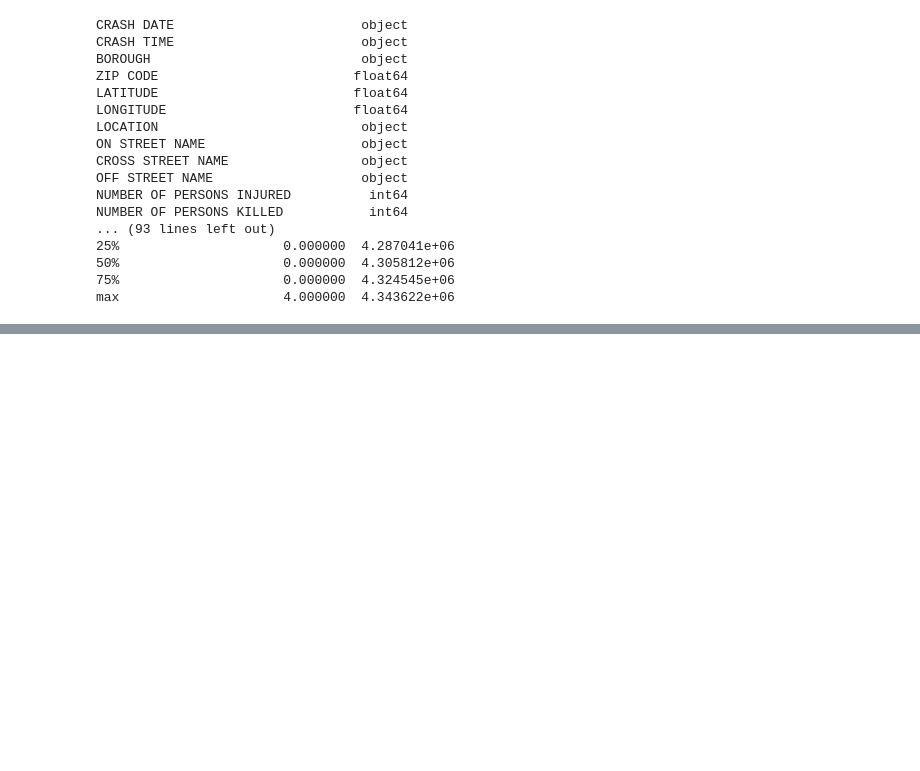
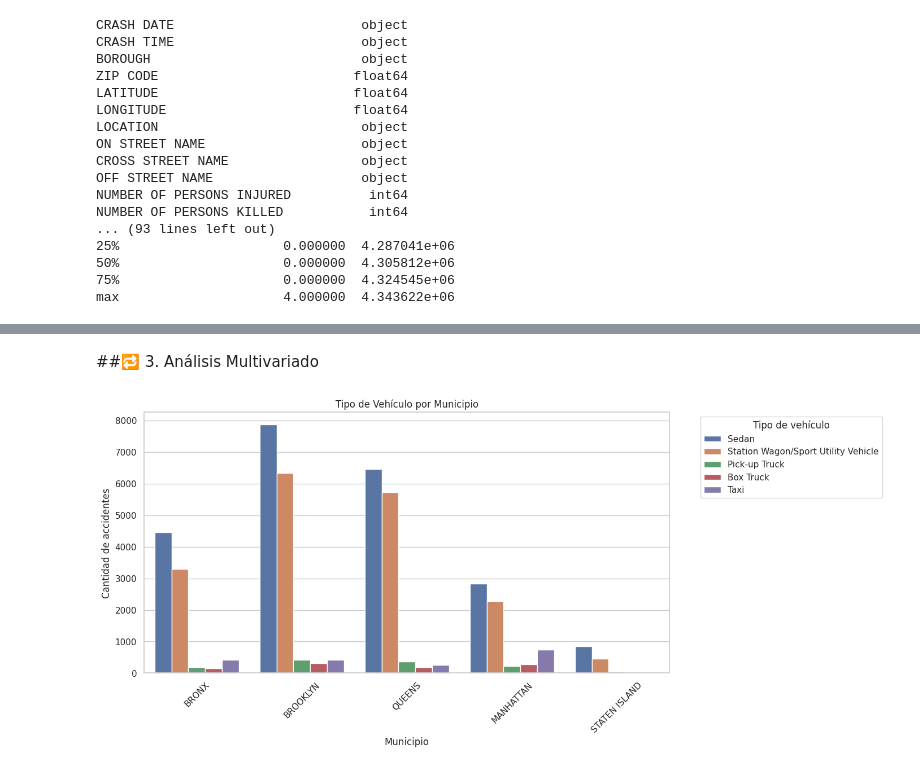
Before and after one commit to jsalafica/Data-Science-I, a Jupyter notebook: ProyectoDS_ParteI_Salafica.ipynb, the cells around one changed output, grey strips where cells are left out. Drawn from its saved outputs; the diff is of its cells as text; code cells hidden in the pictures; blank space fills up the shorter version.

```diff
--- a/ProyectoDS_ParteI_Salafica.ipynb
+++ b/ProyectoDS_ParteI_Salafica.ipynb
@@ -102 +110,24 @@ plt.show()
+# %% [markdown]
+##🔁 3. Análisis Multivariado
+# %%
+
+# Primero filtramos los municipios
+top_boroughs = df['BOROUGH'].value_counts().head(5).index
+df_top = df[df['BOROUGH'].isin(top_boroughs)]
+
+# Ahora filtramos los 5 tipos de vehículos más frecuentes
+top_vehicles = df['VEHICLE TYPE CODE 1'].value_counts().head(5).index
+df_top = df_top[df_top['VEHICLE TYPE CODE 1'].isin(top_vehicles)]
+
+# Graficamos el multivariado
+plt.figure(figsize=(12, 6))
+sns.countplot(data=df_top, x='BOROUGH', hue='VEHICLE TYPE CODE 1')
+plt.title('Tipo de Vehículo por Municipio')
+plt.xlabel('Municipio')
+plt.ylabel('Cantidad de accidentes')
+plt.xticks(rotation=45)
+plt.legend(title='Tipo de vehículo', bbox_to_anchor=(1.05, 1), loc='upper left')
+plt.show()
+# %% [output]
+[figure, added]
 # %%
```
Also changed, not shown: parts of 12 cells of this notebook.
